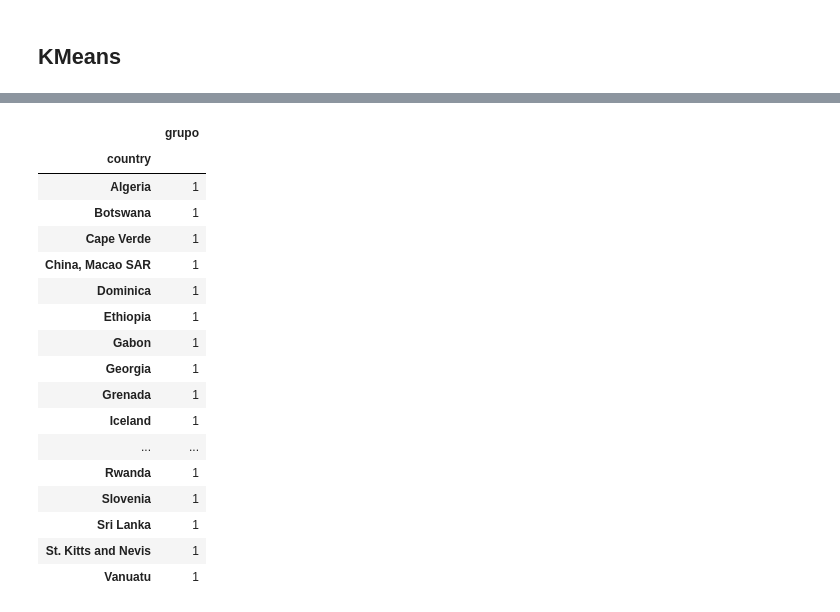
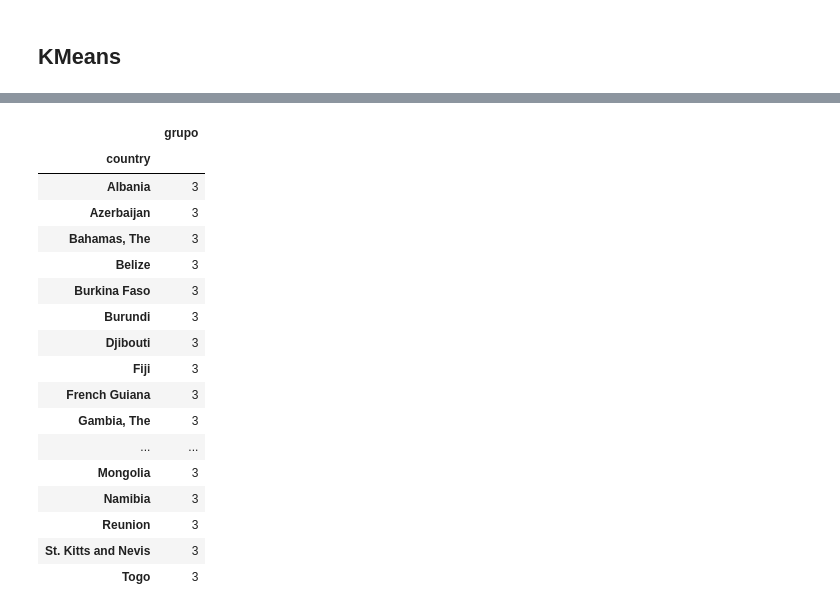
Before and after one commit to RogelioLozano/AOFFTN, a Jupyter notebook: Exploration_V2/PCA.ipynb, the cells around one changed output, grey strips where cells are left out. Drawn from its saved outputs; the diff is of its cells as text; code cells hidden in the pictures.

```diff
--- a/Exploration_V2/PCA.ipynb
+++ b/Exploration_V2/PCA.ipynb
@@ -53,7 +53,5 @@ result=reduce(lambda df1,df2: df1.merge(df2,how='inner',on=['country','date']),a
 result=result.dropna(axis=0)
 # %%
 _A=result.groupby(['country']).mean().drop(columns='date')
-# %%
-_A = a.groupby('country').mean().drop(columns='date')
 # %%
 _A = _A.dropna()
@@ -60,9 +69,11 @@ _A = _A.dropna()
+# %%
+_A=_A.iloc[:,-8:]
 # %%
 RANDOM_STATE=1
 # %% [markdown]
 ### PCA
 # %%
-pca = PCA(n_components=.95,random_state=RANDOM_STATE).fit(_A)
+pca = PCA(n_components=2,random_state=RANDOM_STATE).fit(_A)
 _A_projected=pca.transform(_A)
 # %%
 np.cumsum(pca.explained_variance_ratio_)
@@ -114,7 +125,7 @@ Text(0.5, 0, 'k')
 # %% [markdown]
 ## KMeans
 # %%
-cluster = KMeans(n_clusters=2,random_state=RANDOM_STATE,n_init=100).fit(_A_projected)
+cluster = KMeans(n_clusters=4,random_state=RANDOM_STATE,n_init=100).fit(_A_projected)
 ys=cluster.labels_
 
 grupos_km = pd.DataFrame({'country':_A.index.values,'grupo':ys})
@@ -131,21 +142,21 @@ sns.heatmap(_A.join(grupos_km).groupby('grupo').mean().T)
 # %%
-grupos_km[grupos_km['grupo']==1]
+grupos_km[grupos_km['grupo']==3]
 # %% [output]
 |  | grupo |
 | country |  |
-| Algeria | 1 |
-| Botswana | 1 |
-| Cape Verde | 1 |
-| China, Macao SAR | 1 |
-| Dominica | 1 |
-| Ethiopia | 1 |
-| Gabon | 1 |
-| Georgia | 1 |
-| Grenada | 1 |
-| Iceland | 1 |
+| Albania | 3 |
+| Azerbaijan | 3 |
+| Bahamas, The | 3 |
+| Belize | 3 |
+| Burkina Faso | 3 |
+| Burundi | 3 |
+| Djibouti | 3 |
+| Fiji | 3 |
+| French Guiana | 3 |
+| Gambia, The | 3 |
 | ... | ... |
-| Rwanda | 1 |
-| Slovenia | 1 |
-| Sri Lanka | 1 |
-| St. Kitts and Nevis | 1 |
-| Vanuatu | 1 |
+| Mongolia | 3 |
+| Namibia | 3 |
+| Reunion | 3 |
+| St. Kitts and Nevis | 3 |
+| Togo | 3 |
```
Also changed, not shown: parts of 10 cells of this notebook, 1 other file.
